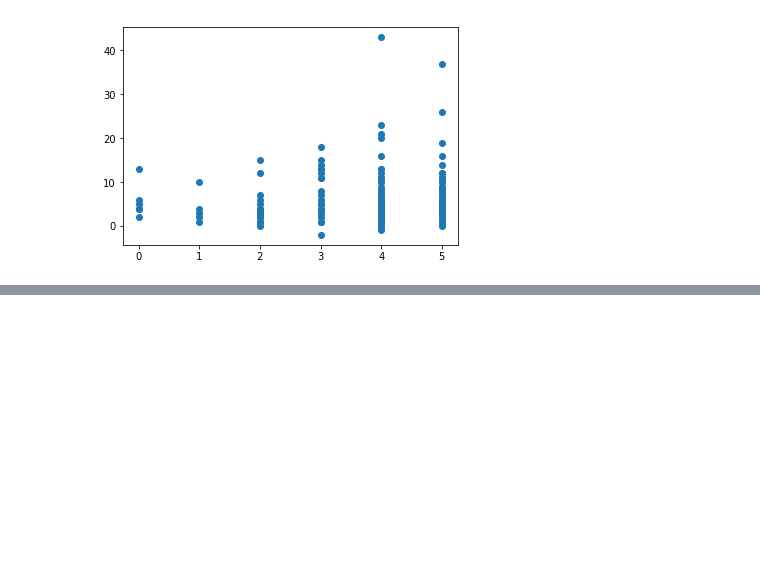
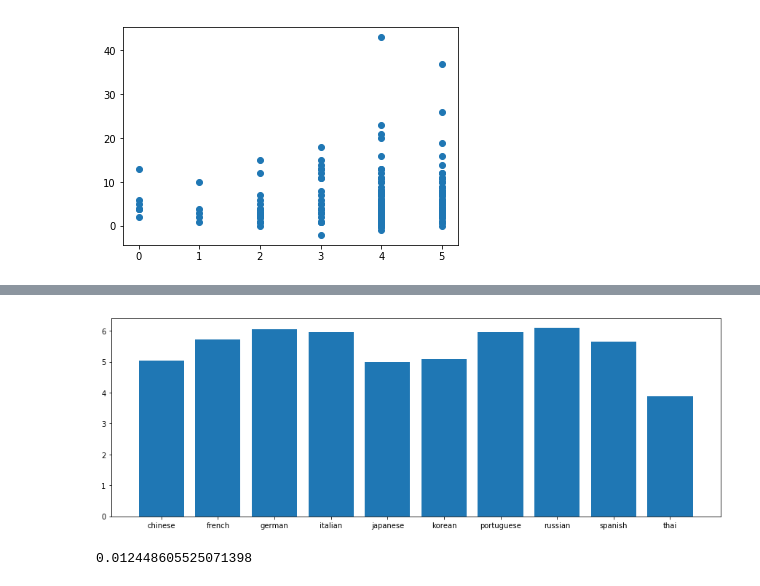
Before and after one commit to Aklaran/hack_scp, a Jupyter notebook: Matt Analysis.ipynb, the cells around one changed output, grey strips where cells are left out. Cells and saved outputs as stored; diff of their text form; code cells hidden in the pictures; blank space fills up the shorter version.

```diff
--- a/Matt Analysis.ipynb
+++ b/Matt Analysis.ipynb
@@ -256,0 +273,13 @@ plt.show()
+# %%
+y_pos = np.arange(len(languages))
+plt.figure(figsize=(15,5))
+normalizedEntropy = df.groupby('originalLanguage').apply(lambda x: statistics.mean(x['originalEntropy']))
+plt.bar(y_pos, normalizedEntropy.values)
+plt.xticks(y_pos, normalizedEntropy.index)
+plt.show()
+# %% [output]
+[figure, added]
+# %%
+averageEnglishEntropy
+# %% [output]
+0.012448605525071398
```
Also changed, not shown: parts of 9 cells of this notebook.
